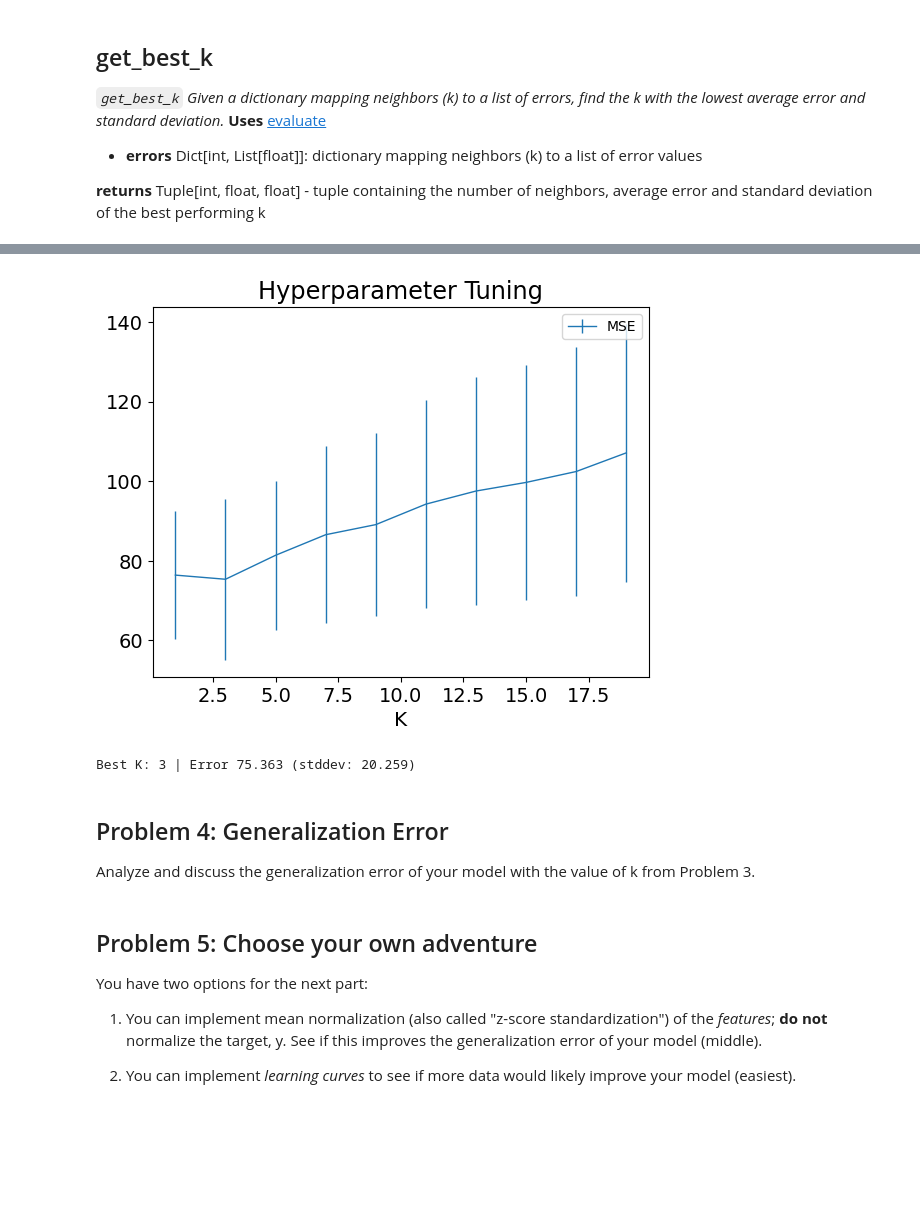
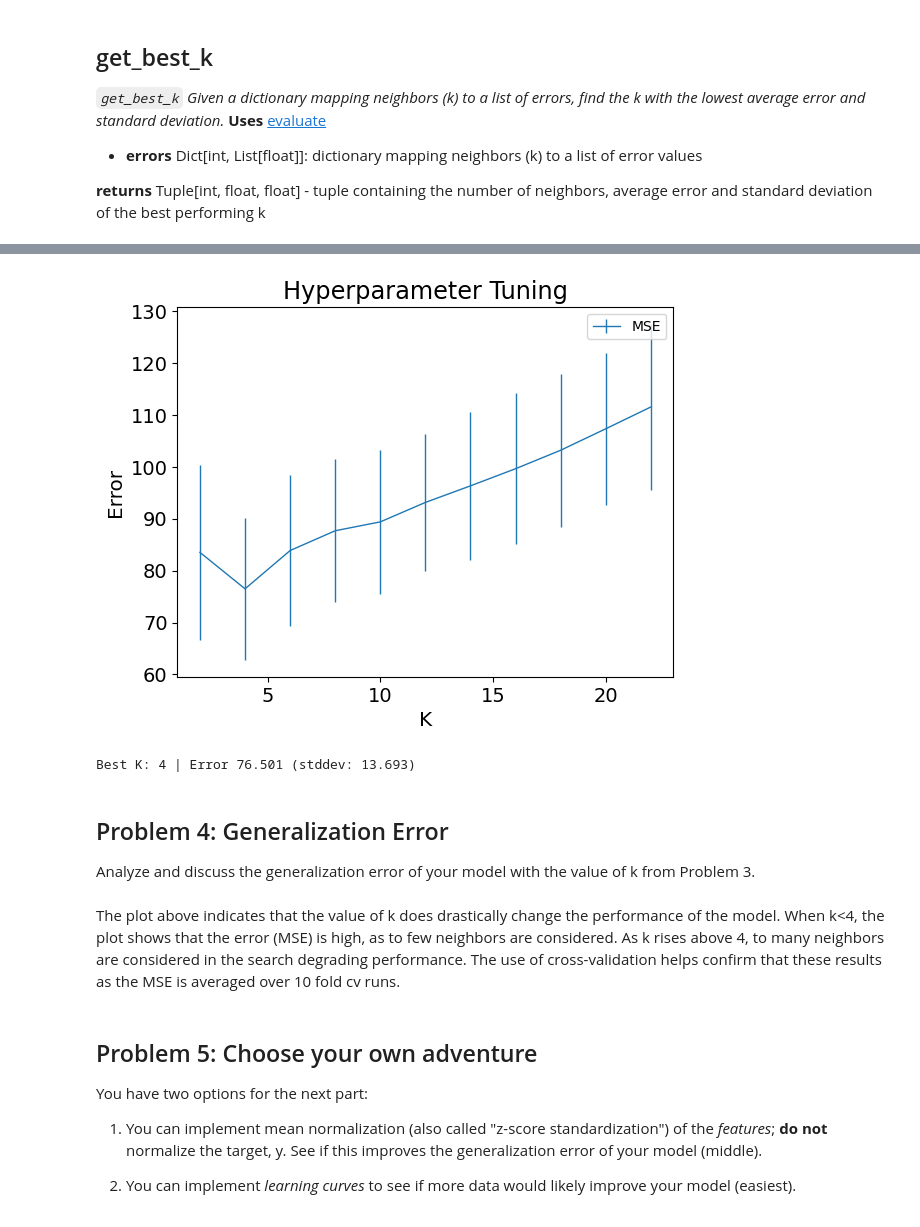
Before and after one commit to eved1018/EN.605.645.82.SP26, a Jupyter notebook: Module12/edelste4_pa12.ipynb, the cells around one changed output, grey strips where cells are left out. Drawn from its saved outputs; the diff is of its cells as text; code cells hidden in the pictures; blank space fills up the shorter version.

```diff
--- a/Module12/edelste4_pa12.ipynb
+++ b/Module12/edelste4_pa12.ipynb
@@ -343,7 +492,7 @@ def evaluate(train: List[List[float]], test: List[List[float]], k: int, label_id
 
 **returns** List[Tuple[float, float]]: mean squared error and average label value of each fold
 # %%
-def cross_validate(dataset: List[List[float]], k: int, label_idx: int = -1, n_folds: int = 10, normalize: Callable | None = None) -> List[Tuple[float, float]]:
+def cross_validate(dataset: List[List[float]], k: int, label_idx: int, n_folds: int = 10, normalize: Callable | None = None) -> List[Tuple[float, float]]:
     folds = create_folds(dataset, n_folds)
     result = []
     for i in range(n_folds):
@@ -351,7 +500,9 @@ def cross_validate(dataset: List[List[float]], k: int, label_idx: int = -1, n_fo
         if normalize is not None:
             train, test = normalize(train, test, label_idx)
 
-        mse = evaluate(train, test, k, label_idx)
-        mean = sum([row[label_idx] for row in train]) / len(train)
-        result.append((mse, mean))
+        knn_mse = evaluate(train, test, k, label_idx, knn)
+        mean_mse = evaluate(train, test, k, label_idx, mean_model)
+        if knn_mse is None or mean_mse is None:
+            continue
+        result.append((knn_mse, mean_mse))
     return result
@@ -370,6 +547,6 @@ def plot_cv(errors: List[Tuple[float, float]]):
     plt.legend()
     plt.show()
 # %%
-errors = cross_validate(concrete_dataset, 9)
+errors = cross_validate(concrete_dataset, 9, 8)
 plot_cv(errors)
 # %% [output]
@@ -415,10 +592,12 @@ def get_best_k(errors: Dict[int, List[float]]) -> Tuple[int, float, float]:
 # %%
 def hyperparameter_tuning(
-    dataset: List[List[float]], low_k: int = 1, high_k: int = 21, label_idx: int = -1, n_folds: int = 10, normalize: Callable | None = None
-) -> Tuple[int, float, float, Dict[int, List[float]]]:
+    dataset: List[List[float]], label_idx: int, low_k: int = 2, high_k: int = 23, n_folds: int = 10, normalize: Callable | None = None
+) -> Tuple[Tuple[int, float, float], Dict[int, List[float]]]:
+
     ks = range(low_k, high_k, 2)
     errors = {k: [] for k in ks}
     folds = create_folds(dataset, n_folds)
+
     for i in range(n_folds):
         train, test = create_train_test(folds, i)
         if normalize is not None:
@@ -428,4 +607,4 @@ def hyperparameter_tuning(
             errors[k].append(error)
 
     min_k, min_error, min_stddev = get_best_k(errors)
-    return min_k, min_error, min_stddev, errors
+    return (min_k, min_error, min_stddev), errors
@@ -446,17 +634,18 @@ def plot_hyperparameter_tuning(errors: Dict[int, List[float]]):
     plt.figure()
     plt.title("Hyperparameter Tuning", size="xx-large")
     plt.xlabel("K", size="x-large")
+    plt.ylabel("Error", size="x-large")
     plt.errorbar(xs, means, stddevs, markersize=0, linewidth=1, label="MSE")
     plt.tick_params(axis="both", which="major", labelsize=14)
     plt.legend()
     plt.show()
 # %%
-best_k, min_error, min_stddev, errors = hyperparameter_tuning(concrete_dataset)
+(best_k, min_error, min_stddev), errors = hyperparameter_tuning(concrete_dataset, 8)
 plot_hyperparameter_tuning(errors)
 print(f"\nBest K: {best_k} | Error {min_error:.3f} (stddev: {min_stddev:.3f})")
 # %% [output]
-[figure, old version]
+[figure, new version]
-Best K: 3 | Error 75.363 (stddev: 20.259)
+Best K: 4 | Error 76.501 (stddev: 13.693)
 # %% [markdown]
 ## Problem 4: Generalization Error
 
@@ -466,3 +653,5 @@ Analyze and discuss the generalization error of your model with the value of k f
+# %% [markdown]
+The plot above indicates that the value of k does drastically change the performance of the model. When k<4, the plot shows that the error (MSE) is high, as to few neighbors are considered. As k rises above 4, to many neighbors are considered in the search degrading performance. The use of cross-validation helps confirm that these results as the MSE is averaged over 10 fold cv runs.
 # %% [markdown]
 ## Problem 5: Choose your own adventure
 
```
Also changed, not shown: parts of 35 cells of this notebook.
